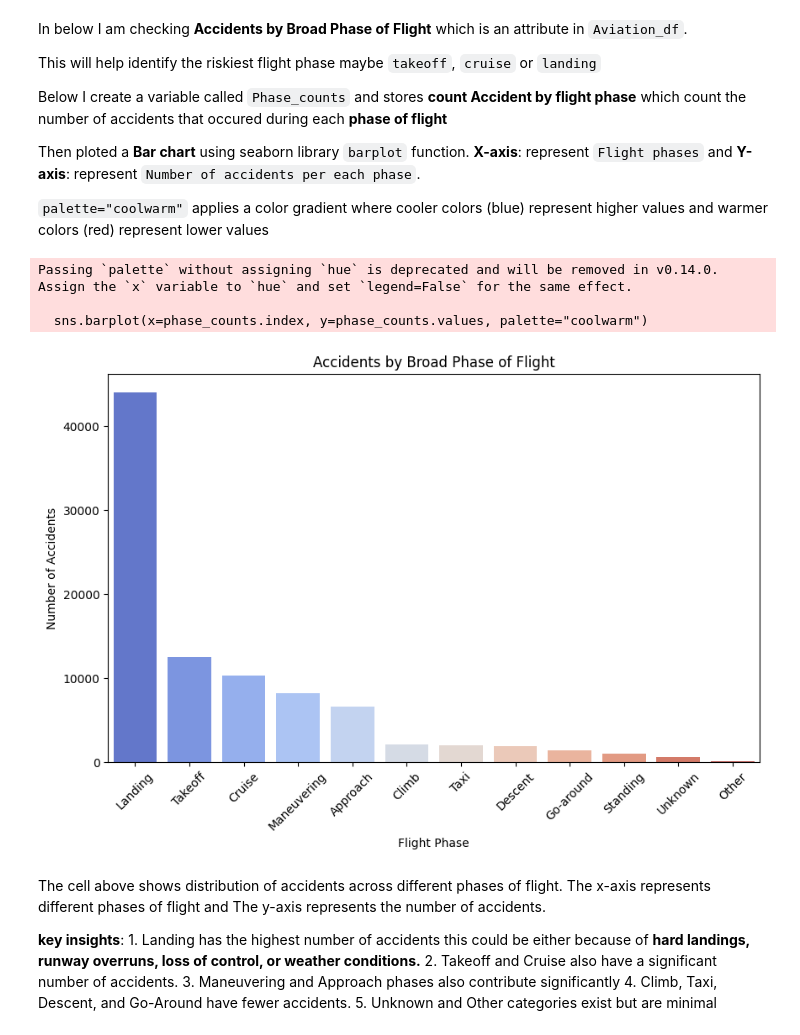
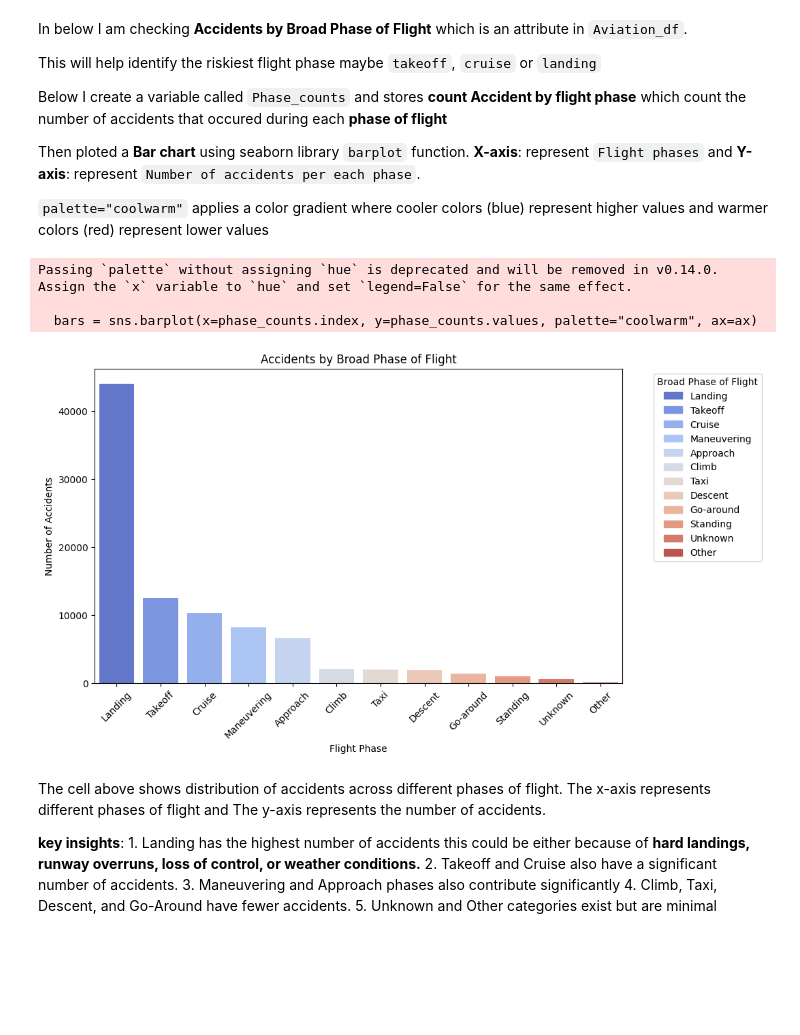
Before and after one commit to RonnyMuthomi/dsc-phase1-project, a Jupyter notebook: index.ipynb, the cells around one changed output. Saved outputs shown, nothing was run; the diff lists cells and outputs as text; code cells hidden in the pictures; blank space fills up the shorter version.

```diff
--- a/index.ipynb
+++ b/index.ipynb
@@ -863,22 +873,34 @@ Then ploted a **Bar chart** using seaborn library `barplot` function.
 
 `palette="coolwarm"` applies a color gradient where cooler colors (blue) represent higher values and warmer colors (red) represent lower values
 # %%
+
+
 # Count accidents per flight phase
 phase_counts = Aviation_df["Broad.phase.of.flight"].value_counts()
 
-# Plot bar chart
-fig, ax =plt.subplots(figsize=(10, 6))
-sns.barplot(x=phase_counts.index, y=phase_counts.values, palette="coolwarm")
+# Create a figure and axis
+fig, ax = plt.subplots(figsize=(10, 6))
+
+# Create the barplot and store bars
+bars = sns.barplot(x=phase_counts.index, y=phase_counts.values, palette="coolwarm", ax=ax)
+
+# Manually create legend
+handles = [plt.Rectangle((0,0),1,1, color=bar.get_facecolor()) for bar in bars.patches]
+ax.legend(handles, phase_counts.index, title="Broad Phase of Flight", bbox_to_anchor=(1.05, 1), loc='upper left')
+
+# Set labels and title
 ax.set_title("Accidents by Broad Phase of Flight")
 ax.set_xlabel("Flight Phase")
 ax.set_ylabel("Number of Accidents")
-ax.tick_params(axis='x',rotation=45)
+ax.tick_params(axis='x', rotation=45)
+
+# Show the plot
 plt.show()
 # %% [output]
 Passing `palette` without assigning `hue` is deprecated and will be removed in v0.14.0. Assign the `x` variable to `hue` and set `legend=False` for the same effect.
 
-  sns.barplot(x=phase_counts.index, y=phase_counts.values, palette="coolwarm")
+  bars = sns.barplot(x=phase_counts.index, y=phase_counts.values, palette="coolwarm", ax=ax)
-[figure, old version]
+[figure, new version]
 # %% [markdown]
 The cell above shows distribution of accidents across different phases of flight.
 The x-axis represents different phases of flight and The y-axis represents the number of accidents.
```
Also changed, not shown: parts of 52 cells of this notebook.
